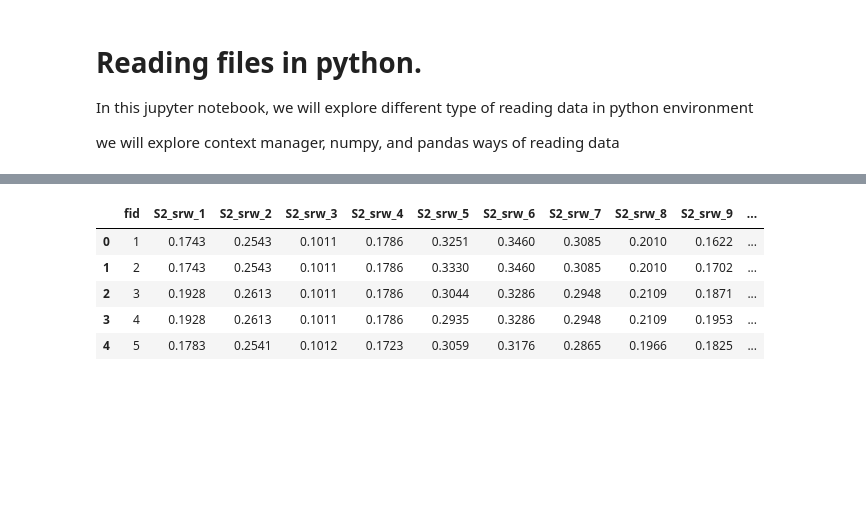
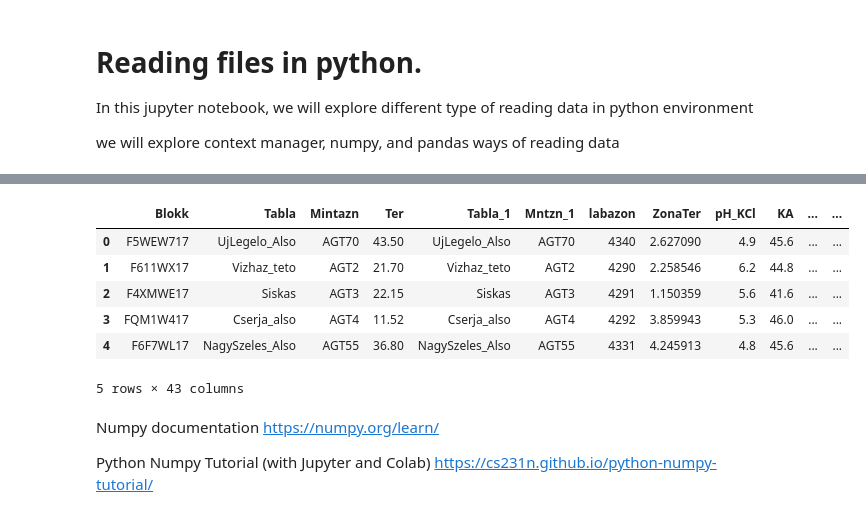
Before and after one commit to BBenyamini/agri-workshop, a Jupyter notebook: code/2_reading_writing_file.ipynb, the cells around one changed output, grey strips where cells are left out. Saved outputs shown, nothing was run; the diff lists cells and outputs as text; code cells hidden in the pictures; blank space fills up the shorter version.

Commit message:
updated the python crash course

```diff
--- a/code/2_reading_writing_file.ipynb
+++ b/code/2_reading_writing_file.ipynb
@@ -21,12 +63,17 @@ print(data.shape)
 # %%
 import pandas as pd
 
-df=pd.read_csv("/home/drdc/Documents/repos/pestsens/2_processed/df_all.csv")
+df=pd.read_csv("C://Users//bukom//Desktop//dc-workshop//processed//soil_ndvi.csv")
 df.head()
 # %% [output]
-|  | fid | S2_srw_1 | S2_srw_2 | S2_srw_3 | S2_srw_4 | S2_srw_5 | S2_srw_6 | S2_srw_7 | S2_srw_8 | S2_srw_9 | ... |
-| 0 | 1 | 0.1743 | 0.2543 | 0.1011 | 0.1786 | 0.3251 | 0.3460 | 0.3085 | 0.2010 | 0.1622 | ... |
-| 1 | 2 | 0.1743 | 0.2543 | 0.1011 | 0.1786 | 0.3330 | 0.3460 | 0.3085 | 0.2010 | 0.1702 | ... |
-| 2 | 3 | 0.1928 | 0.2613 | 0.1011 | 0.1786 | 0.3044 | 0.3286 | 0.2948 | 0.2109 | 0.1871 | ... |
-| 3 | 4 | 0.1928 | 0.2613 | 0.1011 | 0.1786 | 0.2935 | 0.3286 | 0.2948 | 0.2109 | 0.1953 | ... |
-| 4 | 5 | 0.1783 | 0.2541 | 0.1012 | 0.1723 | 0.3059 | 0.3176 | 0.2865 | 0.1966 | 0.1825 | ... |
+|  | Blokk | Tabla | Mintazn | Ter | Tabla_1 | Mntzn_1 | labazon | ZonaTer | pH_KCl | KA | ... | ... |
+| 0 | F5WEW717 | UjLegelo_Also | AGT70 | 43.50 | UjLegelo_Also | AGT70 | 4340 | 2.627090 | 4.9 | 45.6 | ... | ... |
+| 1 | F611WX17 | Vizhaz_teto | AGT2 | 21.70 | Vizhaz_teto | AGT2 | 4290 | 2.258546 | 6.2 | 44.8 | ... | ... |
+| 2 | F4XMWE17 | Siskas | AGT3 | 22.15 | Siskas | AGT3 | 4291 | 1.150359 | 5.6 | 41.6 | ... | ... |
+| 3 | FQM1W417 | Cserja_also | AGT4 | 11.52 | Cserja_also | AGT4 | 4292 | 3.859943 | 5.3 | 46.0 | ... | ... |
+| 4 | F6F7WL17 | NagySzeles_Also | AGT55 | 36.80 | NagySzeles_Also | AGT55 | 4331 | 4.245913 | 4.8 | 45.6 | ... | ... |
+5 rows × 43 columns
+# %% [markdown]
+Numpy documentation https://numpy.org/learn/
+
+Python Numpy Tutorial (with Jupyter and Colab) https://cs231n.github.io/python-numpy-tutorial/
```
Also changed, not shown: parts of 2 cells of this notebook, 1 other file.
